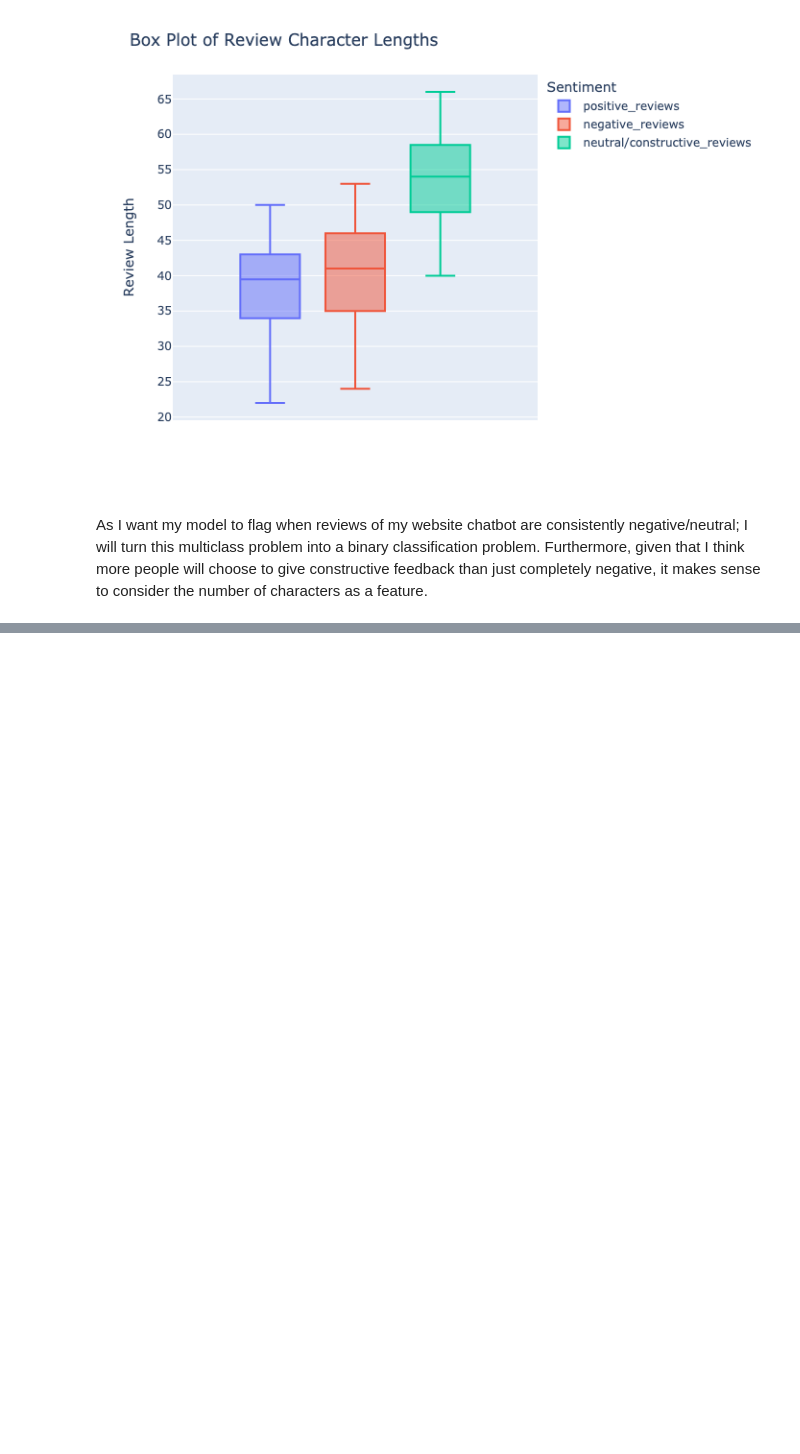
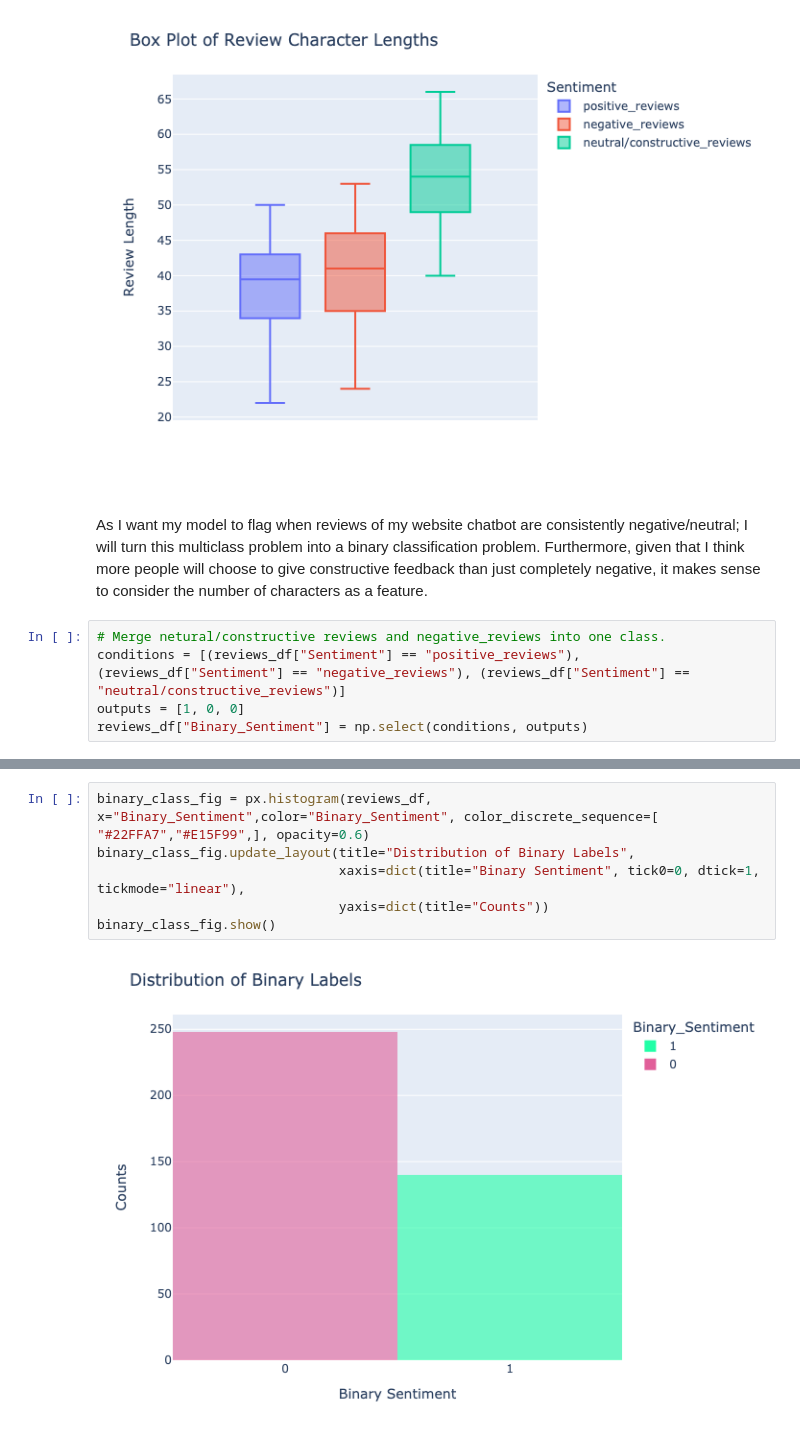
Before and after one commit to tajpatel58/ChatbotReviewer, a Jupyter notebook: Exploration/eda.ipynb, the cells around one changed output, grey strips where cells are left out. Saved outputs shown, nothing was run; the diff lists cells and outputs as text; blank space fills up the shorter version.

Commit message:
switching to binary class problem and plotting label dist

```diff
--- a/Exploration/eda.ipynb
+++ b/Exploration/eda.ipynb
@@ -213,3 +214,8 @@ char_length_fig.show()
 [figure]
 # %% [markdown]
 As I want my model to flag when reviews of my website chatbot are consistently negative/neutral; I will turn this multiclass problem into a binary classification problem. Furthermore, given that I think more people will choose to give constructive feedback than just completely negative, it makes sense to consider the number of characters as a feature.
+# %%
+# Merge netural/constructive reviews and negative_reviews into one class.
+conditions = [(reviews_df["Sentiment"] == "positive_reviews"), (reviews_df["Sentiment"] == "negative_reviews"), (reviews_df["Sentiment"] == "neutral/constructive_reviews")]
+outputs = [1, 0, 0]
+reviews_df["Binary_Sentiment"] = np.select(conditions, outputs)
@@ -215,0 +231,8 @@ As I want my model to flag when reviews of my website chatbot are consistently n
+# %%
+binary_class_fig = px.histogram(reviews_df, x="Binary_Sentiment",color="Binary_Sentiment", color_discrete_sequence=[ "#22FFA7","#E15F99",], opacity=0.6)
+binary_class_fig.update_layout(title="Distribution of Binary Labels",
+                               xaxis=dict(title="Binary Sentiment", tick0=0, dtick=1, tickmode="linear"),
+                               yaxis=dict(title="Counts"))
+binary_class_fig.show()
+# %% [output]
+[figure, added]
```
Also changed, not shown: parts of 2 cells of this notebook.
